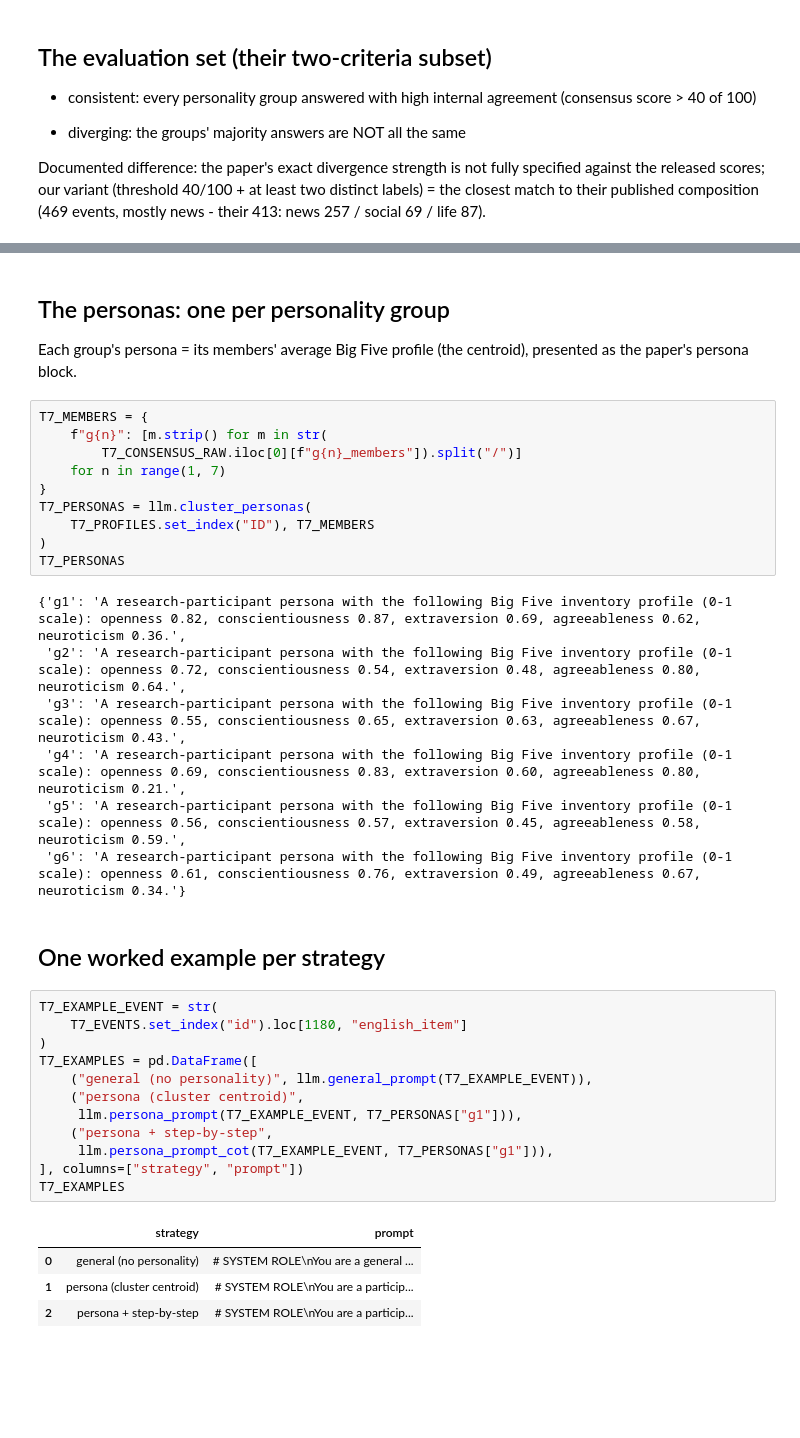
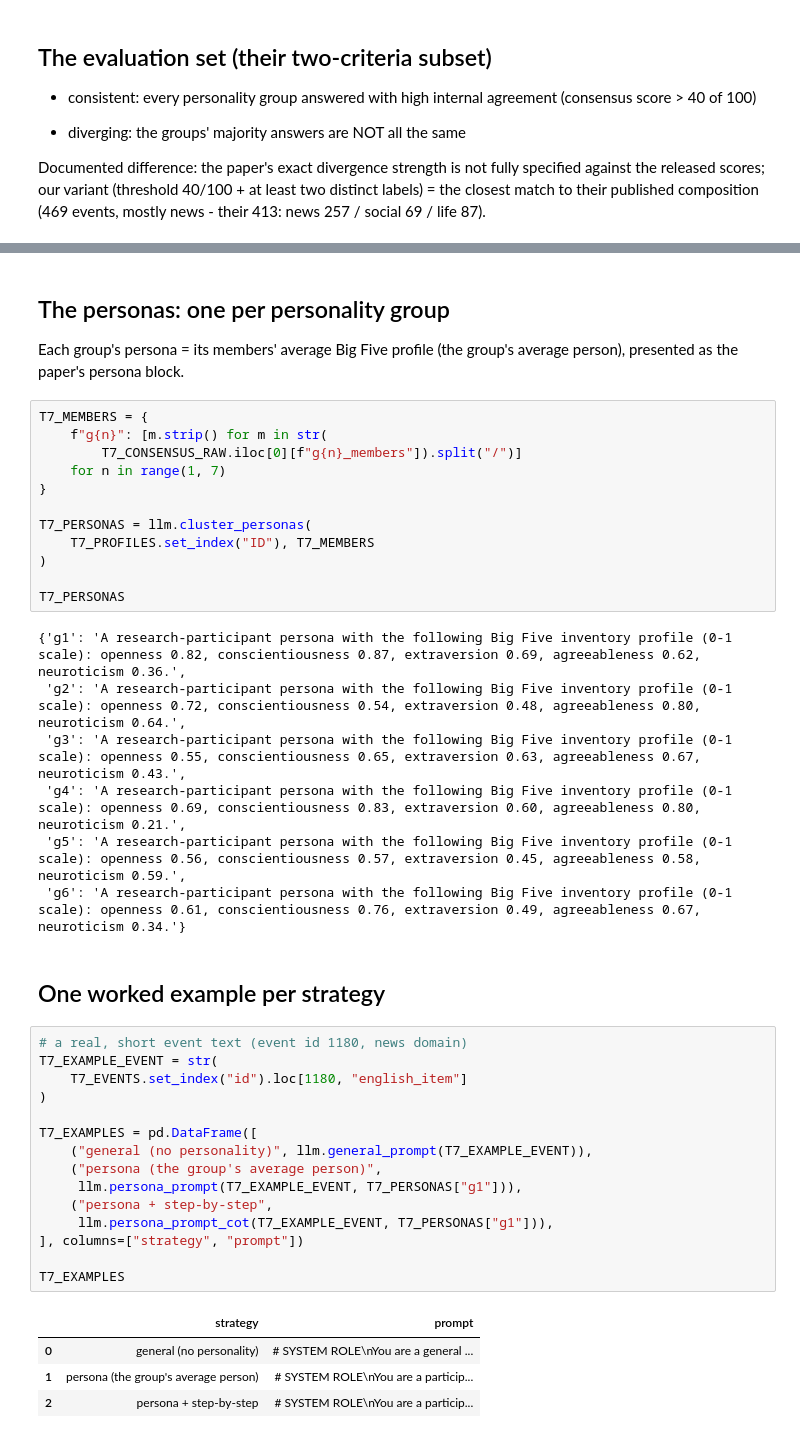
Before and after one commit to H3cth0r/personality-analysis-nlp, a Jupyter notebook: reports/submission_notebook.ipynb, the cells around one changed output, grey strips where cells are left out. Drawn from its saved outputs; the diff is of its cells as text; blank space fills up the shorter version.

```diff
--- a/reports/submission_notebook.ipynb
+++ b/reports/submission_notebook.ipynb
@@ -1888,16 +1922,18 @@ pd.DataFrame([
 ## The personas: one per personality group
 
 Each group's persona = its members' average Big Five profile (the
-centroid), presented as the paper's persona block.
+group's average person), presented as the paper's persona block.
 # %%
 T7_MEMBERS = {
     f"g{n}": [m.strip() for m in str(
         T7_CONSENSUS_RAW.iloc[0][f"g{n}_members"]).split("/")]
     for n in range(1, 7)
 }
+
 T7_PERSONAS = llm.cluster_personas(
     T7_PROFILES.set_index("ID"), T7_MEMBERS
 )
+
 T7_PERSONAS
 # %% [output]
 {'g1': 'A research-participant persona with the following Big Five inventory profile (0-1 scale): openness 0.82, conscientiousness 0.87, extraversion 0.69, agreeableness 0.62, neuroticism 0.36.',
@@ -1909,21 +1945,24 @@ T7_PERSONAS
 # %% [markdown]
 ## One worked example per strategy
 # %%
+# a real, short event text (event id 1180, news domain)
 T7_EXAMPLE_EVENT = str(
     T7_EVENTS.set_index("id").loc[1180, "english_item"]
 )
+
 T7_EXAMPLES = pd.DataFrame([
     ("general (no personality)", llm.general_prompt(T7_EXAMPLE_EVENT)),
-    ("persona (cluster centroid)",
+    ("persona (the group's average person)",
      llm.persona_prompt(T7_EXAMPLE_EVENT, T7_PERSONAS["g1"])),
     ("persona + step-by-step",
      llm.persona_prompt_cot(T7_EXAMPLE_EVENT, T7_PERSONAS["g1"])),
 ], columns=["strategy", "prompt"])
+
 T7_EXAMPLES
 # %% [output]
 |  | strategy | prompt |
 | 0 | general (no personality) | # SYSTEM ROLE\nYou are a general ... |
-| 1 | persona (cluster centroid) | # SYSTEM ROLE\nYou are a particip... |
+| 1 | persona (the group's average person) | # SYSTEM ROLE\nYou are a particip... |
 | 2 | persona + step-by-step | # SYSTEM ROLE\nYou are a particip... |
 # %% [markdown]
 ## Results: the three strategies vs the group answers
```
Also changed, not shown: parts of 125 cells of this notebook, 9 other files.
